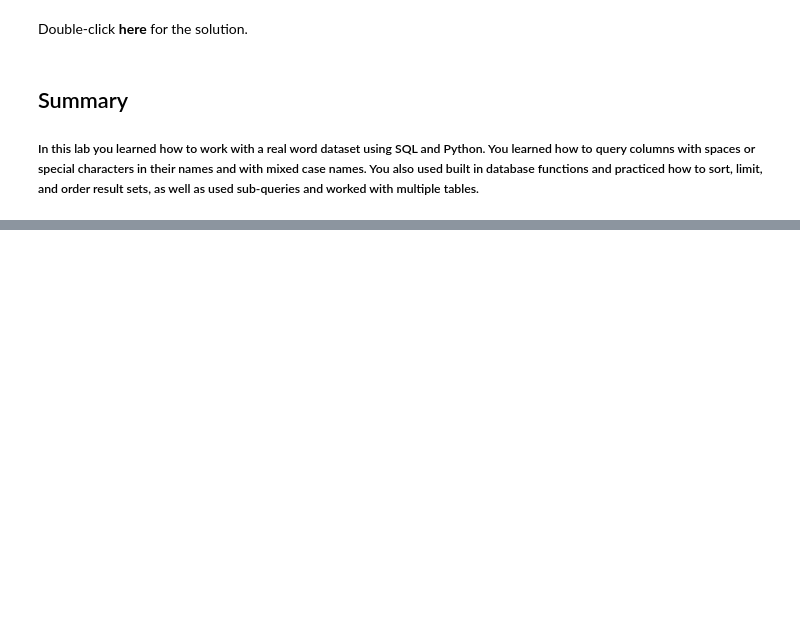
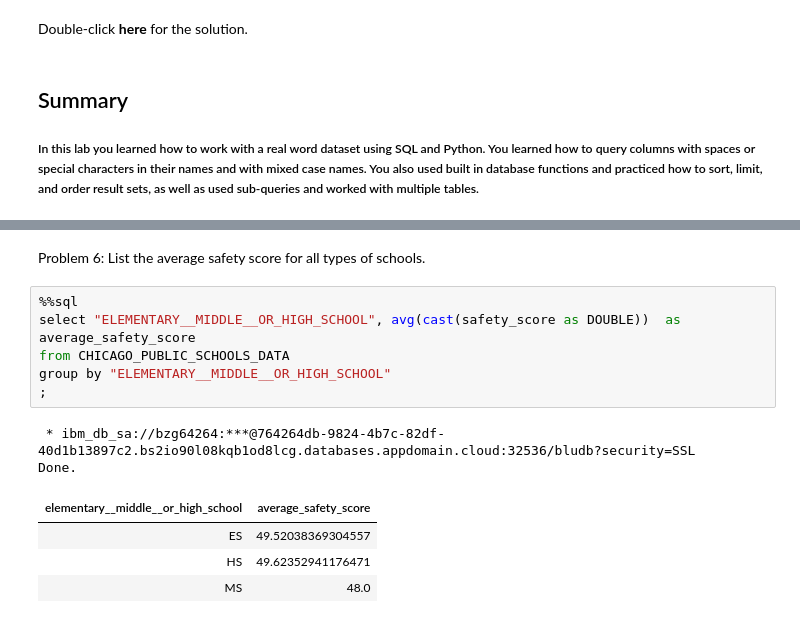
Before and after one commit to Jinkxt/IBM-Practice, a Jupyter notebook: 6- IBM Real World.ipynb, the cells around one changed output, grey strips where cells are left out. Saved outputs shown, nothing was run; the diff lists cells and outputs as text; blank space fills up the shorter version.

```diff
--- a/6- IBM Real World.ipynb
+++ b/6- IBM Real World.ipynb
@@ -656,0 +754,15 @@ NOTE: For this solution to work the CHICAGO_SOCIOECONOMIC_DATA table
+# %% [markdown]
+Problem 6: List the average safety score for all types of schools.
+# %%
+%%sql
+select "ELEMENTARY__MIDDLE__OR_HIGH_SCHOOL", avg(cast(safety_score as DOUBLE))  as average_safety_score
+from CHICAGO_PUBLIC_SCHOOLS_DATA
+group by "ELEMENTARY__MIDDLE__OR_HIGH_SCHOOL"
+;
+# %% [output]
+ * ibm_db_sa://bzg64264:***@764264db-9824-4b7c-82df-40d1b13897c2.bs2io90l08kqb1od8lcg.databases.appdomain.cloud:32536/bludb?security=SSL
+Done.
+| elementary__middle__or_high_school | average_safety_score |
+| ES | 49.52038369304557 |
+| HS | 49.62352941176471 |
+| MS | 48.0 |
```
Also changed, not shown: parts of 22 cells of this notebook.
